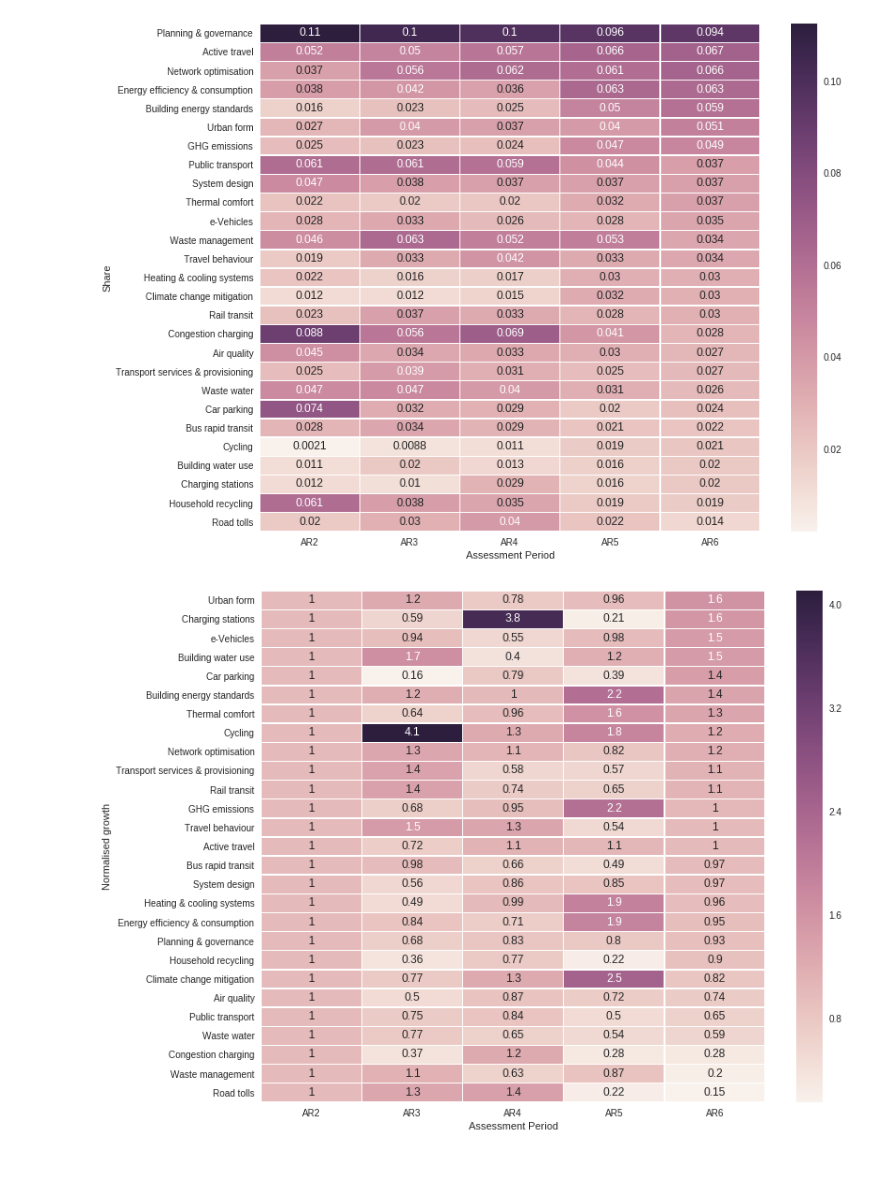
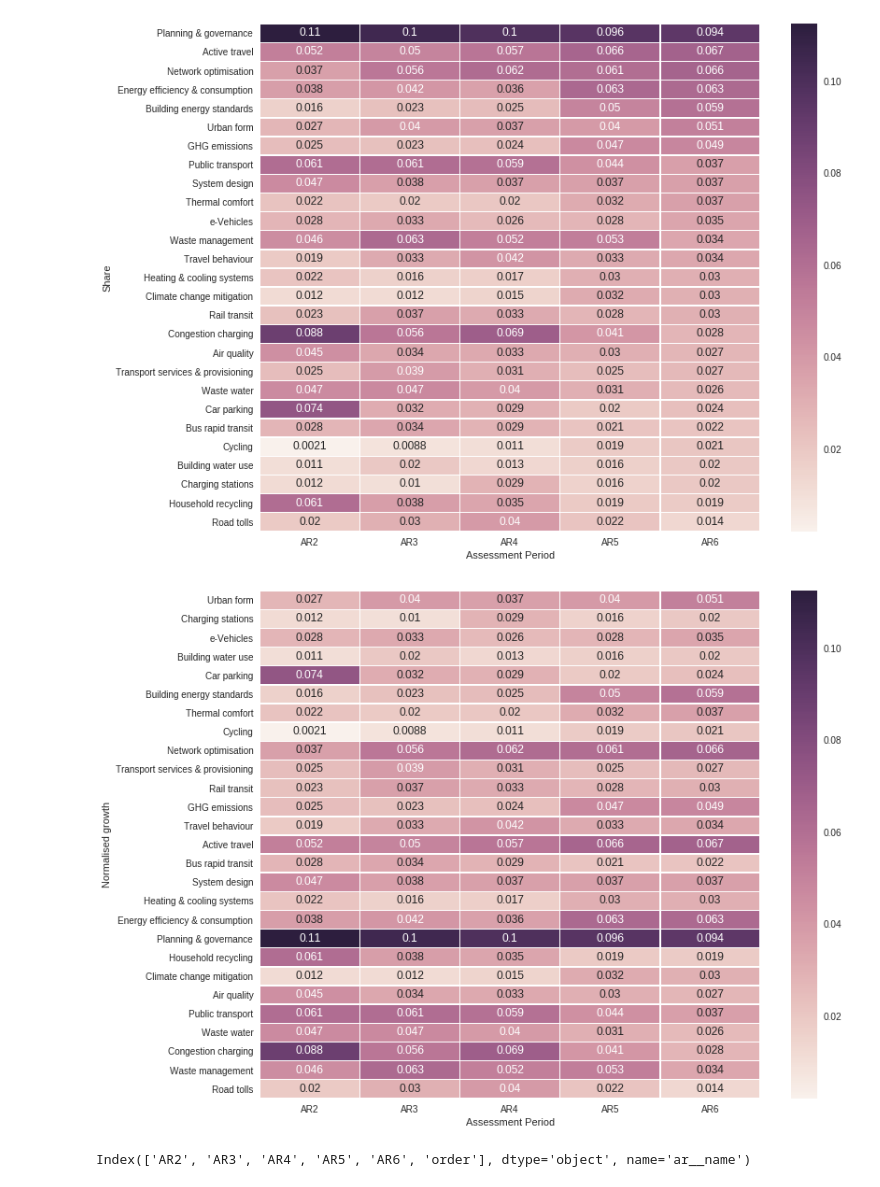
Before and after one commit to mcc-apsis/cities-1-5, a Jupyter notebook: code/topics_AP.ipynb, the cells around one changed output. Saved outputs shown, nothing was run; the diff lists cells and outputs as text; code cells hidden in the pictures.

Commit message:
growth and shares together

```diff
--- a/code/topics_AP.ipynb
+++ b/code/topics_AP.ipynb
@@ -90,25 +90,43 @@ plt.show()
 # %%
 
 import seaborn as sns
 sns.set()
 
 v = 'pgrowthn'
 
 gdf = pd.DataFrame.from_dict(
     list(tars.values('topic__title','ar__name',v))
 )
 
 plt.rcParams["figure.figsize"] = [12,10]
 
 ppdf = gdf.pivot('topic__title','ar__name',v).fillna(0).sort_values('AR6',ascending=False)
 
-sns.heatmap(ppdf, annot=True, linewidths=.5)
+order = ppdf.index[::1]
+
+v = 'share'
+
+gdf = pd.DataFrame.from_dict(
+    list(tars.values('topic__title','ar__name',v))
+)
+
+ppdf = gdf.pivot('topic__title','ar__name',v).fillna(0)
+
+ppdf['order'] = pd.Categorical(ppdf.index,order)
+
+ppdf = ppdf.sort_values('order')
+
+sns.heatmap(ppdf[['AR2', 'AR3', 'AR4', 'AR5', 'AR6']], annot=True, linewidths=.5)
 
 plt.xlabel('Assessment Period')
 plt.ylabel('Normalised growth')
 
 plt.savefig('../plots/topic_ap_normalised_growth.png',bbox_inches='tight')
 
 plt.show()
 # %% [output]
-[figure, old version]
+[figure, new version]
+# %%
+ppdf.columns
+# %% [output]
+Index(['AR2', 'AR3', 'AR4', 'AR5', 'AR6', 'order'], dtype='object', name='ar__name')
```
Also changed, not shown: 3 other files.
